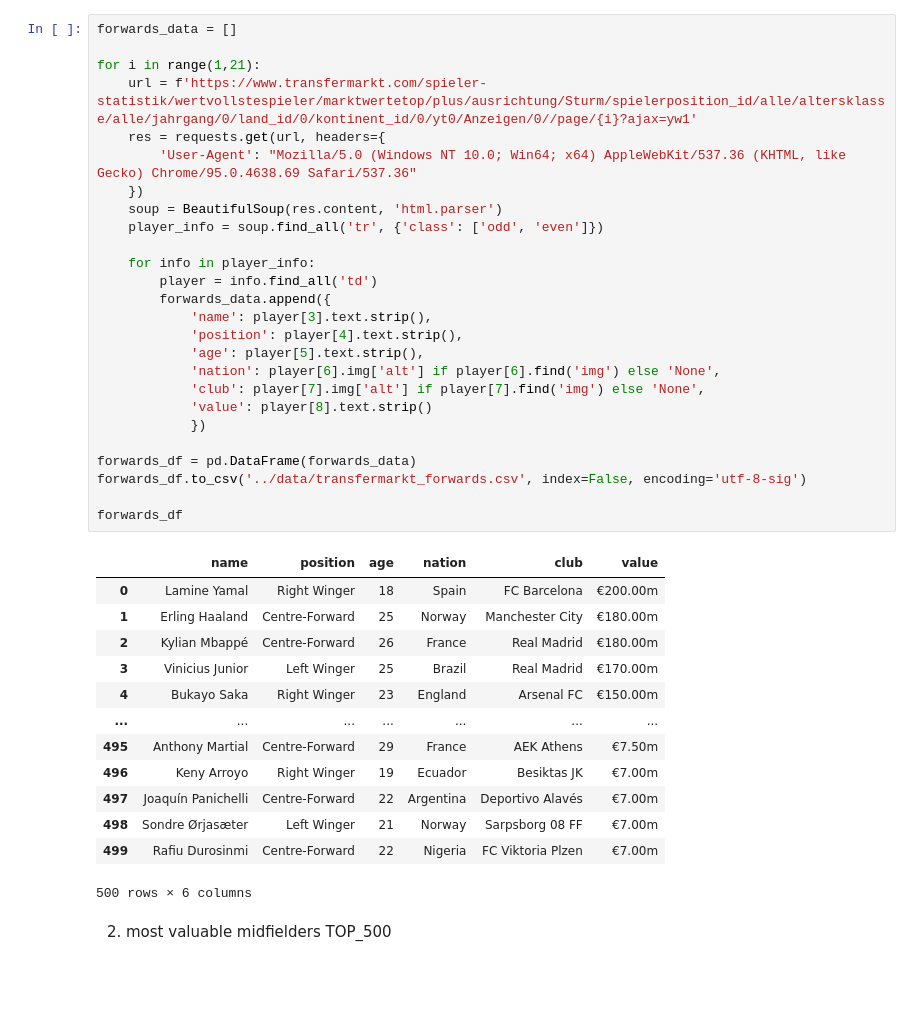
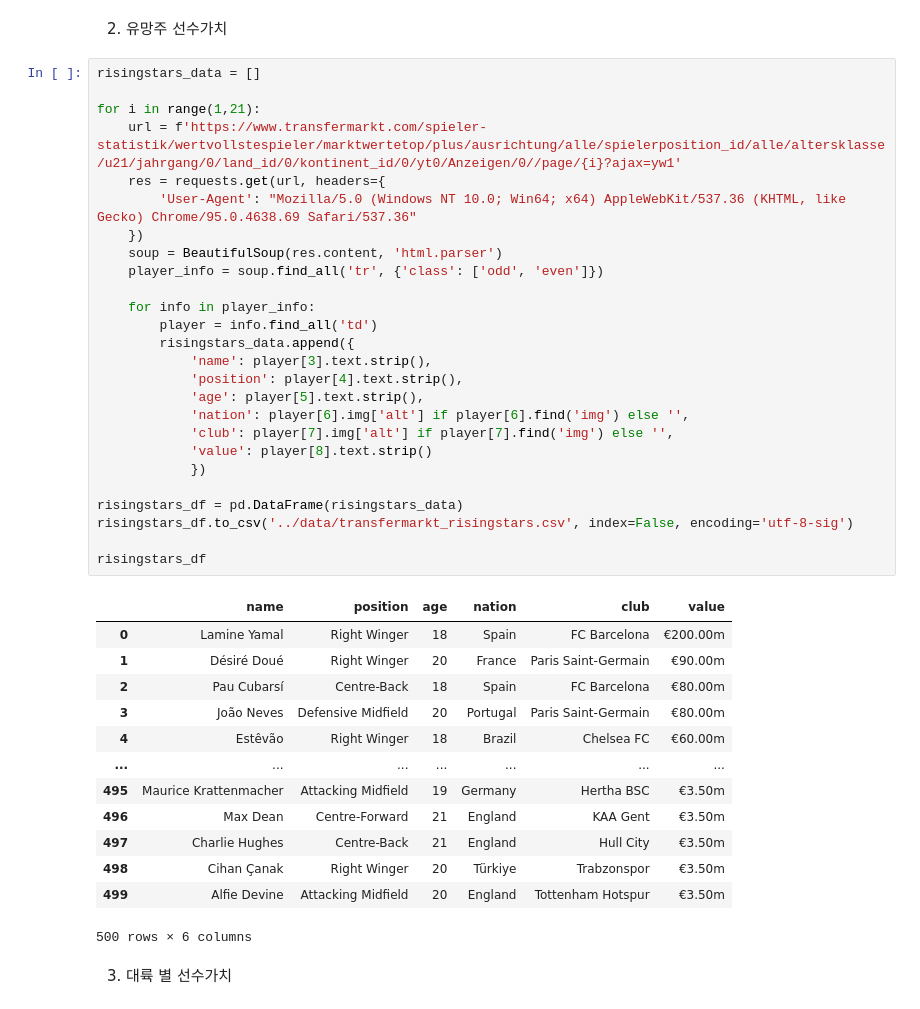
Before and after one commit to sesac-dragon/project_jeon99yu, a Jupyter notebook: crawlers/transfermarkt.ipynb, the cells around one changed output. Drawn from its saved outputs; the diff is of its cells as text; blank space fills up the shorter version.

```diff
--- a/crawlers/transfermarkt.ipynb
+++ b/crawlers/transfermarkt.ipynb
@@ -7,43 +62,45 @@ from bs4 import BeautifulSoup
+# %% [markdown]
+2. 유망주 선수가치
 # %%
-forwards_data = []
+risingstars_data = []
 
 for i in range(1,21):
-    url = f'https://www.transfermarkt.com/spieler-statistik/wertvollstespieler/marktwertetop/plus/ausrichtung/Sturm/spielerposition_id/alle/altersklasse/alle/jahrgang/0/land_id/0/kontinent_id/0/yt0/Anzeigen/0//page/{i}?ajax=yw1'
+    url = f'https://www.transfermarkt.com/spieler-statistik/wertvollstespieler/marktwertetop/plus/ausrichtung/alle/spielerposition_id/alle/altersklasse/u21/jahrgang/0/land_id/0/kontinent_id/0/yt0/Anzeigen/0//page/{i}?ajax=yw1'
     res = requests.get(url, headers={
         'User-Agent': "Mozilla/5.0 (Windows NT 10.0; Win64; x64) AppleWebKit/537.36 (KHTML, like Gecko) Chrome/95.0.4638.69 Safari/537.36"
     })
     soup = BeautifulSoup(res.content, 'html.parser')
     player_info = soup.find_all('tr', {'class': ['odd', 'even']})
 
     for info in player_info:
         player = info.find_all('td')
-        forwards_data.append({
+        risingstars_data.append({
             'name': player[3].text.strip(),
             'position': player[4].text.strip(),
             'age': player[5].text.strip(),
-            'nation': player[6].img['alt'] if player[6].find('img') else 'None',
-            'club': player[7].img['alt'] if player[7].find('img') else 'None',
+            'nation': player[6].img['alt'] if player[6].find('img') else '',
+            'club': player[7].img['alt'] if player[7].find('img') else '',
             'value': player[8].text.strip()
             })
 
-forwards_df = pd.DataFrame(forwards_data)
-forwards_df.to_csv('../data/transfermarkt_forwards.csv', index=False, encoding='utf-8-sig')
+risingstars_df = pd.DataFrame(risingstars_data)
+risingstars_df.to_csv('../data/transfermarkt_risingstars.csv', index=False, encoding='utf-8-sig')
 
-forwards_df
+risingstars_df
 # %% [output]
 |  | name | position | age | nation | club | value |
 | 0 | Lamine Yamal | Right Winger | 18 | Spain | FC Barcelona | €200.00m |
-| 1 | Erling Haaland | Centre-Forward | 25 | Norway | Manchester City | €180.00m |
-| 2 | Kylian Mbappé | Centre-Forward | 26 | France | Real Madrid | €180.00m |
-| 3 | Vinicius Junior | Left Winger | 25 | Brazil | Real Madrid | €170.00m |
-| 4 | Bukayo Saka | Right Winger | 23 | England | Arsenal FC | €150.00m |
+| 1 | Désiré Doué | Right Winger | 20 | France | Paris Saint-Germain | €90.00m |
+| 2 | Pau Cubarsí | Centre-Back | 18 | Spain | FC Barcelona | €80.00m |
+| 3 | João Neves | Defensive Midfield | 20 | Portugal | Paris Saint-Germain | €80.00m |
+| 4 | Estêvão | Right Winger | 18 | Brazil | Chelsea FC | €60.00m |
 | ... | ... | ... | ... | ... | ... | ... |
-| 495 | Anthony Martial | Centre-Forward | 29 | France | AEK Athens | €7.50m |
-| 496 | Keny Arroyo | Right Winger | 19 | Ecuador | Besiktas JK | €7.00m |
-| 497 | Joaquín Panichelli | Centre-Forward | 22 | Argentina | Deportivo Alavés | €7.00m |
-| 498 | Sondre Ørjasæter | Left Winger | 21 | Norway | Sarpsborg 08 FF | €7.00m |
-| 499 | Rafiu Durosinmi | Centre-Forward | 22 | Nigeria | FC Viktoria Plzen | €7.00m |
+| 495 | Maurice Krattenmacher | Attacking Midfield | 19 | Germany | Hertha BSC | €3.50m |
+| 496 | Max Dean | Centre-Forward | 21 | England | KAA Gent | €3.50m |
+| 497 | Charlie Hughes | Centre-Back | 21 | England | Hull City | €3.50m |
+| 498 | Cihan Çanak | Right Winger | 20 | Türkiye | Trabzonspor | €3.50m |
+| 499 | Alfie Devine | Attacking Midfield | 20 | England | Tottenham Hotspur | €3.50m |
 500 rows × 6 columns
-# %% [markdown]
-2. most valuable midfielders TOP_500
+# %% [markdown]
+3. 대륙 별 선수가치
 # %%
```
Also changed, not shown: parts of 19 cells of this notebook.
